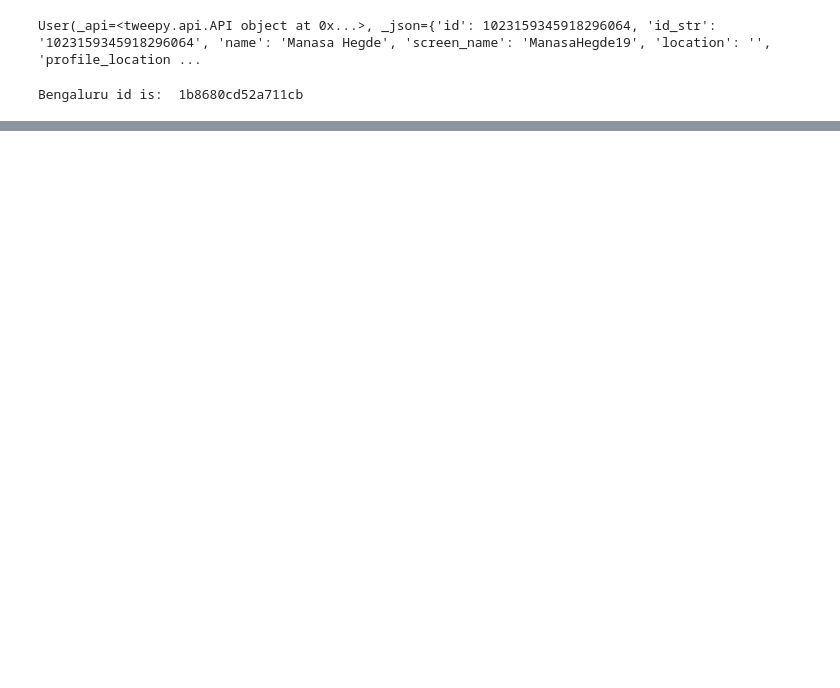
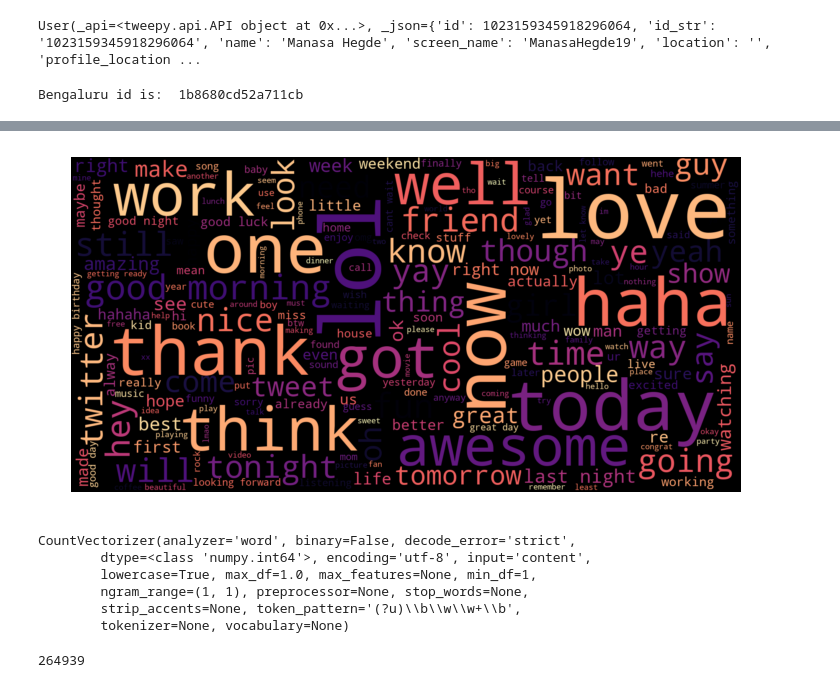
Before and after one commit to raghavmalawat/Twitter_Sentiment_Analysis, a Jupyter notebook: sentiment_analysis.ipynb, the cells around one changed output, grey strips where cells are left out. Saved outputs shown, nothing was run; the diff lists cells and outputs as text; code cells hidden in the pictures; blank space fills up the shorter version.

```diff
--- a/sentiment_analysis.ipynb
+++ b/sentiment_analysis.ipynb
@@ -596,0 +620,4 @@ This is how BTS help in bringing the whole world closer and spreading love and h
+# %%
+for t in neg_tweets.text[:200]:
+    if 'love' in t:
+        print(t)
@@ -596,0 +631,28 @@ This is how BTS help in bringing the whole world closer and spreading love and h
+# %%
+pos_tweets = my_df[my_df.target == 1]
+pos_string = []
+for t in pos_tweets.text:
+    pos_string.append(t)
+pos_string = pd.Series(pos_string).str.cat(sep=' ')
+wordcloud = WordCloud(width=1600, height=800,max_font_size=200,colormap='magma').generate(pos_string)
+plt.figure(figsize=(12,10))
+plt.imshow(wordcloud, interpolation="bilinear")
+plt.axis("off")
+plt.show()
+# %% [output]
+[figure, added]
+# %%
+from sklearn.feature_extraction.text import CountVectorizer
+cvec = CountVectorizer()
+cvec.fit(my_df.text)
+# %% [output]
+CountVectorizer(analyzer='word', binary=False, decode_error='strict',
+        dtype=<class 'numpy.int64'>, encoding='utf-8', input='content',
+        lowercase=True, max_df=1.0, max_features=None, min_df=1,
+        ngram_range=(1, 1), preprocessor=None, stop_words=None,
+        strip_accents=None, token_pattern='(?u)\\b\\w\\w+\\b',
+        tokenizer=None, vocabulary=None)
+# %%
+len(cvec.get_feature_names())
+# %% [output]
+264939
```
Also changed, not shown: parts of 33 cells of this notebook.
